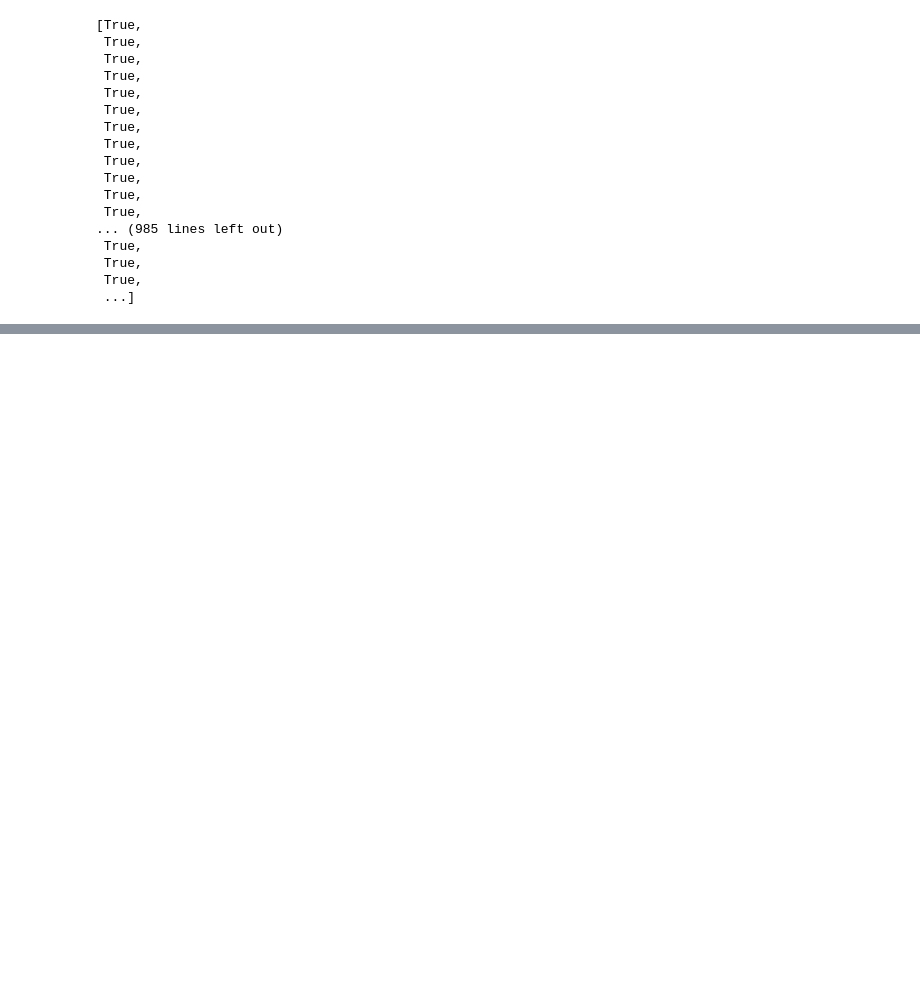
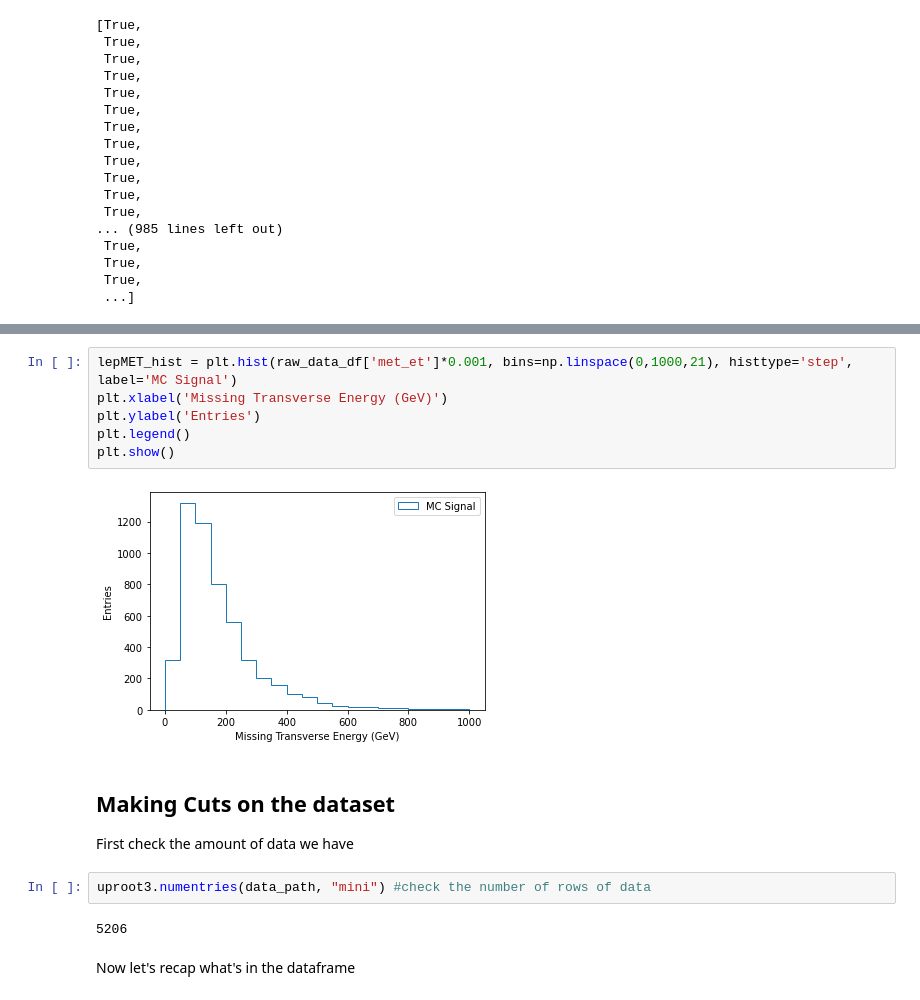
Before and after one commit to ChrisC-E/ATLAS_opendata_internship, a Jupyter notebook: SU_DM_Notebook.ipynb, the cells around one changed output, grey strips where cells are left out. Cells and saved outputs as stored; diff of their text form; blank space fills up the shorter version.

```diff
--- a/SU_DM_Notebook.ipynb
+++ b/SU_DM_Notebook.ipynb
@@ -396,0 +563,18 @@ plt.show()
+# %%
+lepMET_hist = plt.hist(raw_data_df['met_et']*0.001, bins=np.linspace(0,1000,21), histtype='step', label='MC Signal')
+plt.xlabel('Missing Transverse Energy (GeV)')
+plt.ylabel('Entries')
+plt.legend()
+plt.show()
+# %% [output]
+[figure, added]
+# %% [markdown]
+## Making Cuts on the dataset
+
+First check the amount of data we have
+# %%
+uproot3.numentries(data_path, "mini") #check the number of rows of data
+# %% [output]
+5206
+# %% [markdown]
+Now let's recap what's in the dataframe
```
Also changed, not shown: parts of 7 cells of this notebook, 1 other file.
